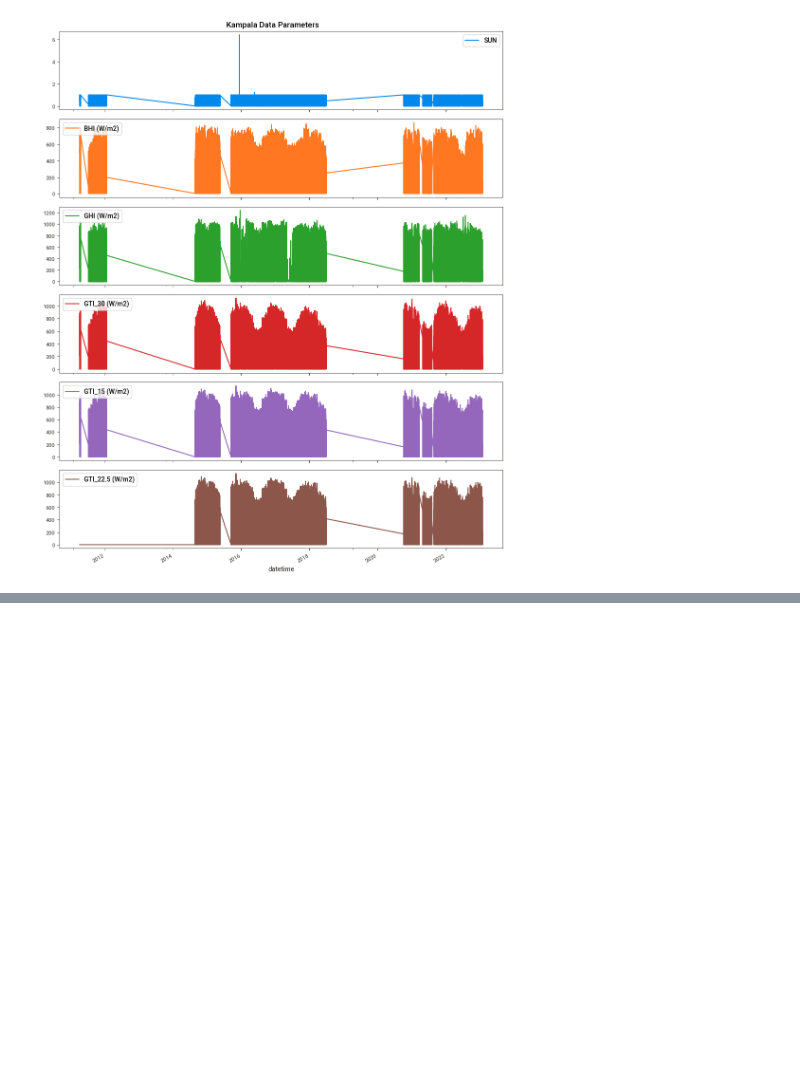
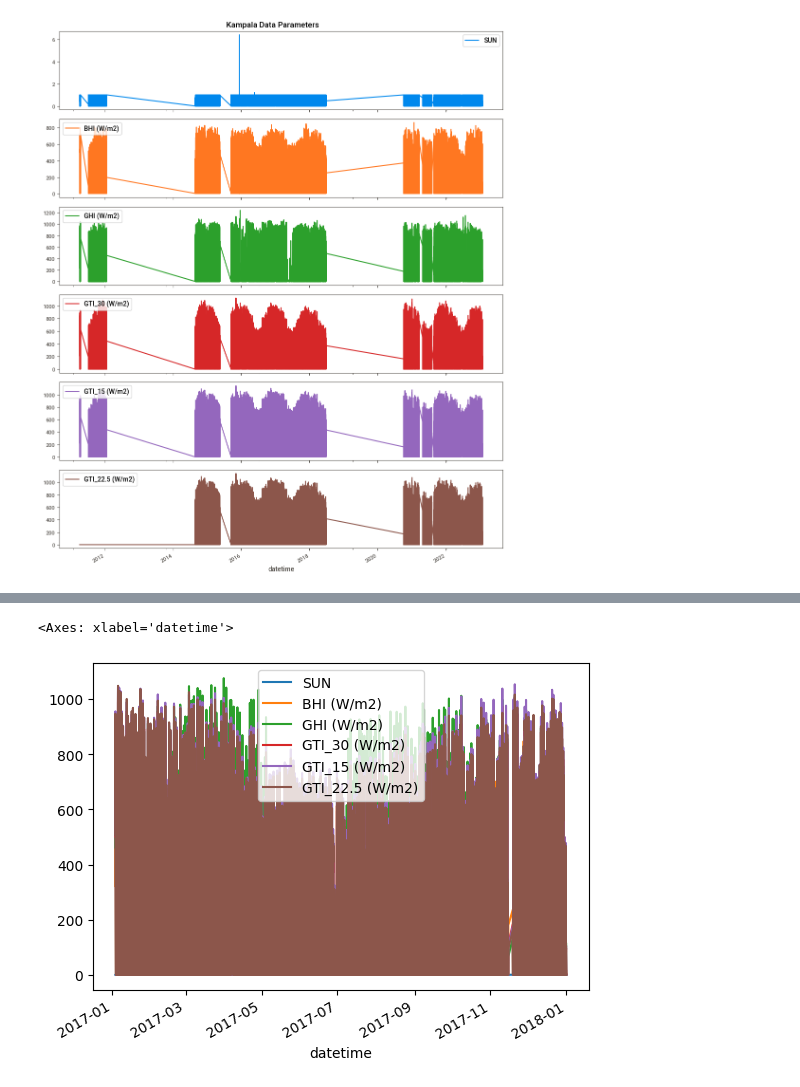
Before and after one commit to Marconi-Lab/SolarIrradiation, a Jupyter notebook: jupyter_notebooks/Data/CSVs/EDA.ipynb, the cells around one changed output, grey strips where cells are left out. Saved outputs shown, nothing was run; the diff lists cells and outputs as text; code cells hidden in the pictures; blank space fills up the shorter version.

```diff
--- a/jupyter_notebooks/Data/CSVs/EDA.ipynb
+++ b/jupyter_notebooks/Data/CSVs/EDA.ipynb
@@ -50,0 +79,5 @@ plt.show()
+# %%
+df_kampala.loc['2017'].plot()
+# %% [output]
+<Axes: xlabel='datetime'>
+[figure, added]
```
Also changed, not shown: parts of 4 cells of this notebook, 2 other files.
